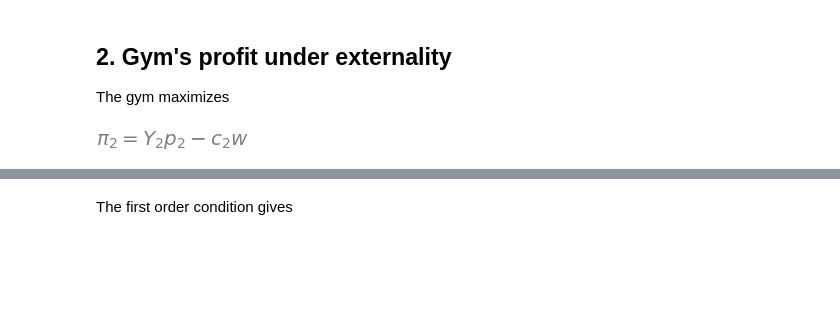
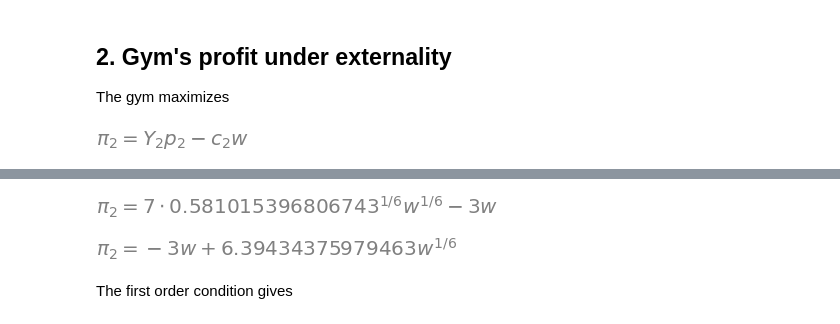
Before and after one commit to tfavory/micro-notebooks, a Jupyter notebook: externality.ipynb, the cells around one changed output, grey strips where cells are left out. Cells and saved outputs as stored; diff of their text form; code cells hidden in the pictures; blank space fills up the shorter version.

```diff
--- a/externality.ipynb
+++ b/externality.ipynb
@@ -187,3 +187,13 @@ Eq(pi_2, p2 * Y2 - c2 * w)
+# %%
+Y2 = (w)**UnevaluatedExpr(one / b) * (1 / (1 + Y1_res))**(one/b)
+Eq(pi_2, p2 * Y2 - c2 * w)
+# %% [output]
+[figure, added]
+# %%
+p2Y2 = p2 * (1 / (1 + Y1_res))**(1/b) * (w)**UnevaluatedExpr(one / b)
+Eq(pi_2, p2Y2 - c2 * w)
+# %% [output]
+[figure, added]
 # %% [markdown]
 The first order condition gives
 # %%
```
Also changed, not shown: parts of 23 cells of this notebook.
